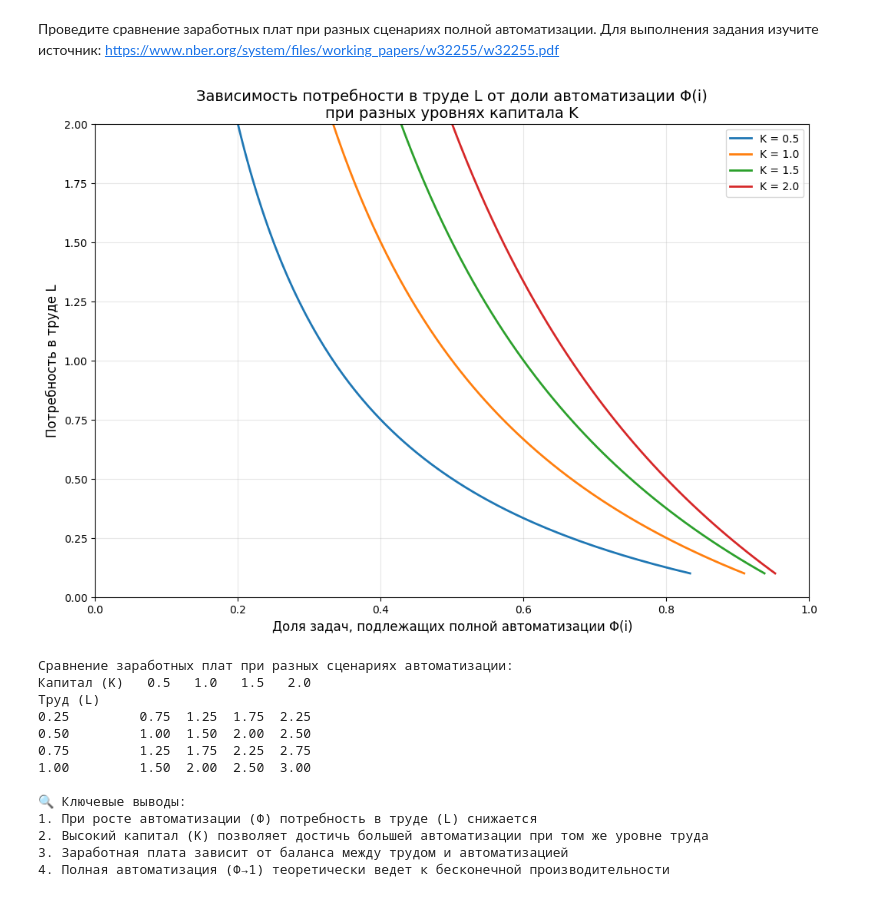
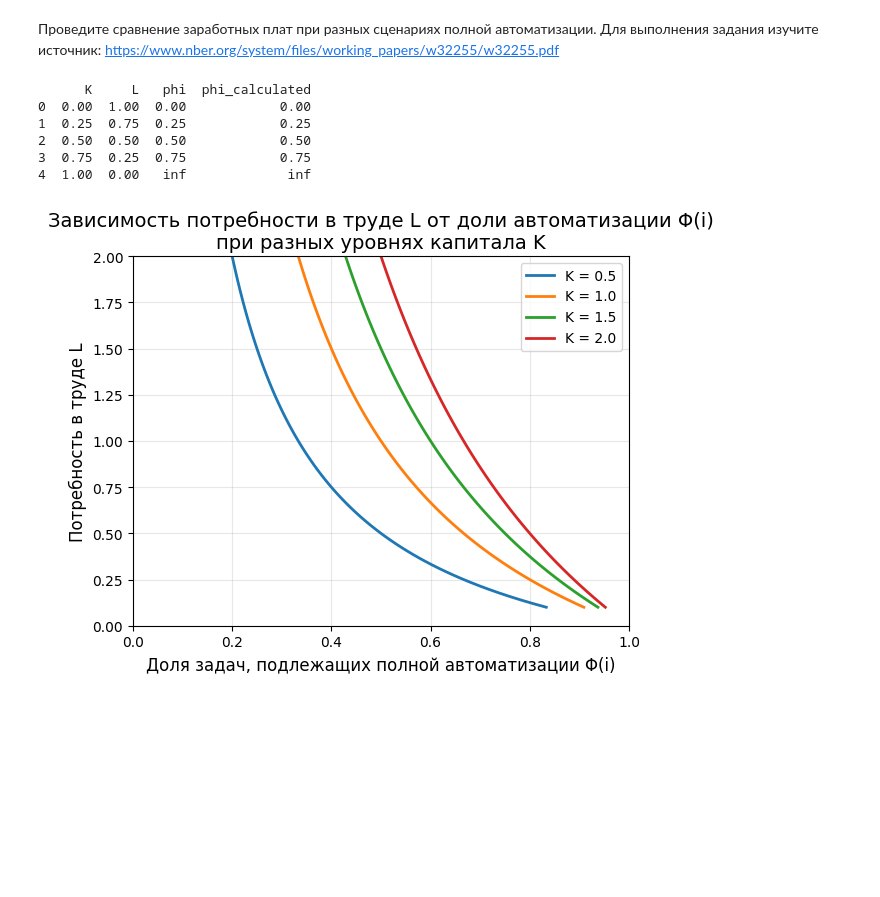
Before and after one commit to stafars/sem-3_diart_mipt_hw, a Jupyter notebook: HW1_Artyushchenko.ipynb, the cells around one changed output. Drawn from its saved outputs; the diff is of its cells as text; code cells hidden in the pictures; blank space fills up the shorter version.

```diff
--- a/HW1_Artyushchenko.ipynb
+++ b/HW1_Artyushchenko.ipynb
@@ -1504,66 +623,49 @@ df
 <img src="embedded-picture-1">
 # %% [markdown]
 Проведите сравнение заработных плат при разных сценариях полной автоматизации. Для выполнения задания изучите источник: https://www.nber.org/system/files/working_papers/w32255/w32255.pdf
+# %%
+# Исходный df
+df = pd.DataFrame.from_dict({
+    "K": [0.00,0.25,0.50,0.75,1.00],
+    "L": [1.00,0.75,0.50,0.25,0.00],
+    "phi": [0.00,0.25,0.50,0.75,np.inf]  # Замена "∞" на np.inf
+}, orient='columns')
+
+# Функция для расчета phi по формуле
+def calculate_phi_formula(K, L):
+    """Вычисляет Φ = K/L / (1 + K/L)"""
+    if L == 0:
+        return np.inf  # Бесконечность при нулевом труде
+    return (K / L) / (1 + K / L)
+
+# Столбец с расчетными значениями
+df['phi_calculated'] = df.apply(lambda row: calculate_phi_formula(row['K'], row['L']), axis=1)
+
+
+print(df)
+# %% [output]
+      K     L   phi  phi_calculated
+0  0.00  1.00  0.00            0.00
+1  0.25  0.75  0.25            0.25
+2  0.50  0.50  0.50            0.50
+3  0.75  0.25  0.75            0.75
+4  1.00  0.00   inf             inf
 # %%
-import pandas as pd
-import numpy as np
+# Визуализация
+
 import matplotlib.pyplot as plt
-import seaborn as sns
-
-# Создаем данные на основе предоставленной формулы
-def calculate_phi(K, L):
-    return (K/L) / (1 + K/L) if L != 0 else np.inf
-
-# Создаем диапазон значений
-L_values = np.linspace(0.1, 2.0, 100)  # Избегаем деление на ноль
-K_values = [0.5, 1.0, 1.5, 2.0]  # Разные уровни капитала
-
-# Создаем график
-plt.figure(figsize=(12, 8))
 
 for K in K_values:
-    phi_values = [calculate_phi(K, L) for L in L_values]
+    phi_values = [calculate_phi_formula(K, L) for L in L_values]
     plt.plot(phi_values, L_values, label=f'K = {K}', linewidth=2)
 
 plt.xlabel('Доля задач, подлежащих полной автоматизации Φ(i)', fontsize=12)
 plt.ylabel('Потребность в труде L', fontsize=12)
 plt.title('Зависимость потребности в труде L от доли автоматизации Φ(i)\nпри разных уровнях капитала K', fontsize=14)
 plt.grid(True, alpha=0.3)
 plt.legend()
 plt.xlim(0, 1)
 plt.ylim(0, 2)
 plt.show()
-
-# Создаем таблицу для сравнения
-comparison_data = []
-for K in [0.5, 1.0, 1.5, 2.0]:
-    for L in [0.25, 0.5, 0.75, 1.0]:
-        phi = calculate_phi(K, L)
-        wage_ratio = L / (1 - phi) if phi < 1 else np.inf  # Относительная заработная плата
-        comparison_data.append({'Капитал (K)': K, 'Труд (L)': L, 'Автоматизация (Φ)': round(phi, 2), 'Отн. зарплата': round(wage_ratio, 2)})
-
-comparison_df = pd.DataFrame(comparison_data)
-print("Сравнение заработных плат при разных сценариях автоматизации:")
-print(comparison_df.pivot_table(values='Отн. зарплата', index='Труд (L)', columns='Капитал (K)'))
-
-# Дополнительный анализ
-print("\n🔍 Ключевые выводы:")
-print("1. При росте автоматизации (Φ) потребность в труде (L) снижается")
-print("2. Высокий капитал (K) позволяет достичь большей автоматизации при том же уровне труда")
-print("3. Заработная плата зависит от баланса между трудом и автоматизацией")
-print("4. Полная автоматизация (Φ→1) теоретически ведет к бесконечной производительности")
 # %% [output]
-[figure, old version]
+[figure, new version]
-Сравнение заработных плат при разных сценариях автоматизации:
-Капитал (K)   0.5   1.0   1.5   2.0
-Труд (L)
-0.25         0.75  1.25  1.75  2.25
-0.50         1.00  1.50  2.00  2.50
-0.75         1.25  1.75  2.25  2.75
-1.00         1.50  2.00  2.50  3.00
-
-🔍 Ключевые выводы:
-1. При росте автоматизации (Φ) потребность в труде (L) снижается
-2. Высокий капитал (K) позволяет достичь большей автоматизации при том же уровне труда
-3. Заработная плата зависит от баланса между трудом и автоматизацией
-4. Полная автоматизация (Φ→1) теоретически ведет к бесконечной производительности
```
Also changed, not shown: parts of 34 cells of this notebook.
